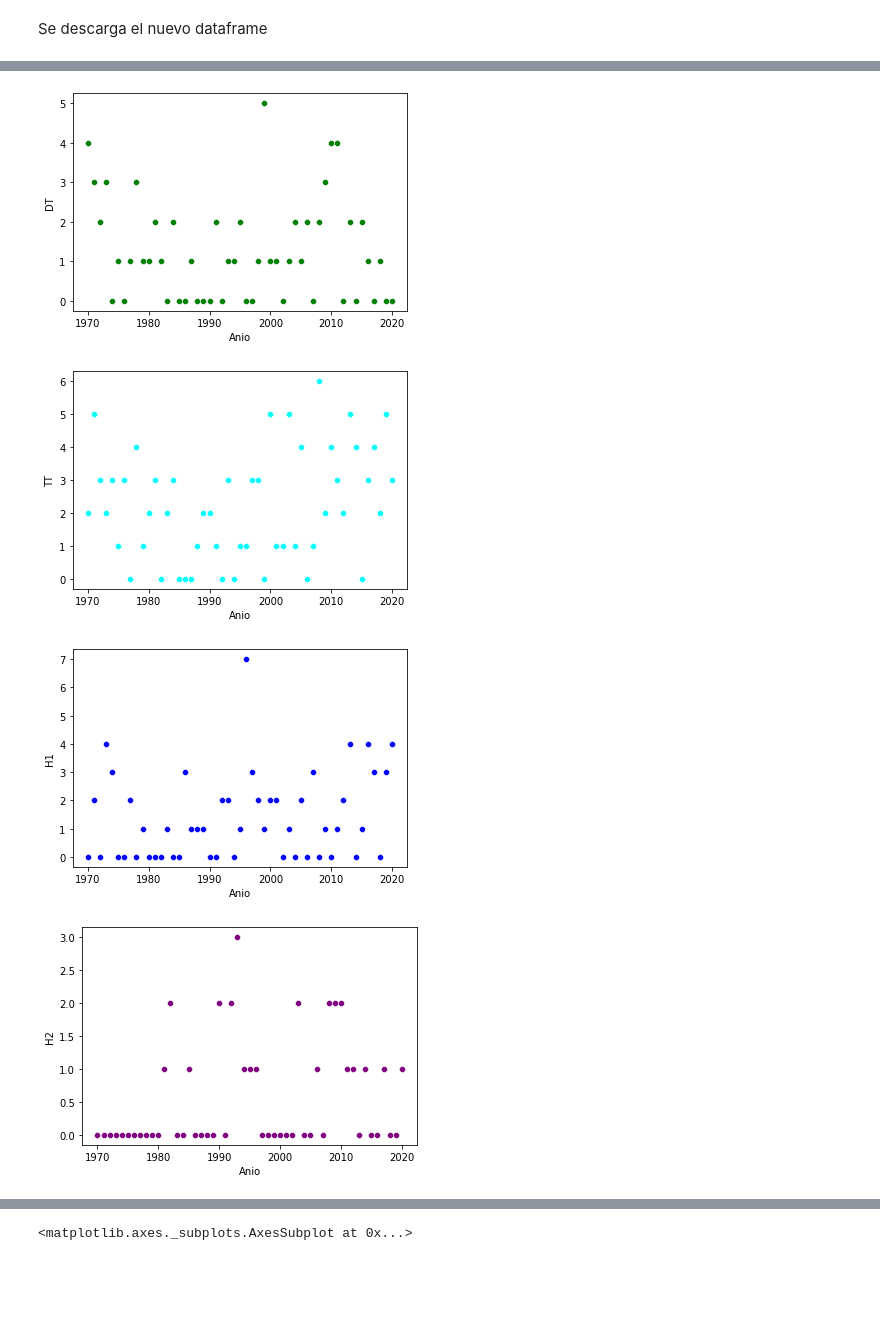
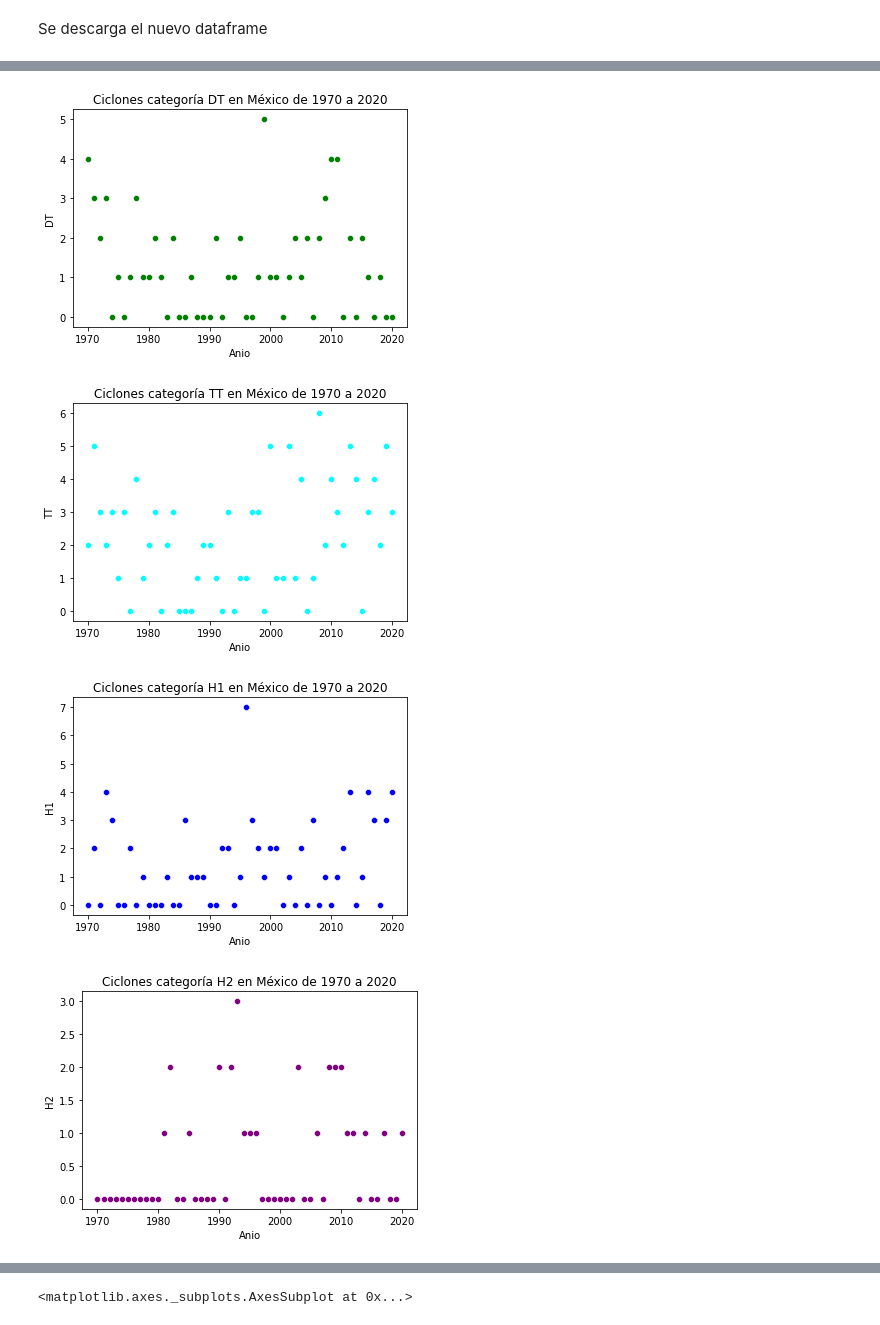
Before and after one commit to AdrianDiazGaxiola/Proyecto-Final, a Jupyter notebook: Ciclones.ipynb, the cells around one changed output, grey strips where cells are left out. Cells and saved outputs as stored; diff of their text form; code cells hidden in the pictures; blank space fills up the shorter version.

```diff
--- a/Ciclones.ipynb
+++ b/Ciclones.ipynb
@@ -448,26 +515,28 @@ files.download("Temp+Prec+Cic.csv")
 # %%
 #df3 = df3.set_index("Anio")
 
 Cols = ["DT", "TT", "H1", "H2", "H3", "H4", "H5", "Total"]
 
 regressor = LinearRegression()
 
 colores = ["green", "cyan", "blue", "purple", "yellow", "orange", "red", "maroon"]
 
 X = np.array(range(1970, 2021))
 X = X.reshape(-1, 1)
 
 j = 0
 for i in Cols:
   y = df3[i]
   regressor.fit(X, y)
   plt.figure()
+  plt.title("Ciclones categoría %s en México de 1970 a 2020" % i)
   sns.scatterplot(x = df3["Anio"], y = df3[i], color = colores[j])
+  plt.savefig("%s gráfica.jpg" % i, bbox_inches = 'tight')
   #sns.lmplot(x="Anio", y=i,data=df3, order=4)
   #sns.lineplot(df3["Anio"], regressor.predict(X), color = 'navy')
   j += 1
 # %% [output]
-[figure, old version]
+[figure, new version]
-[figure, old version]
+[figure, new version]
-[figure, old version]
+[figure, new version]
-[figure, old version]
+[figure, new version]
```
Also changed, not shown: parts of 9 cells of this notebook.
